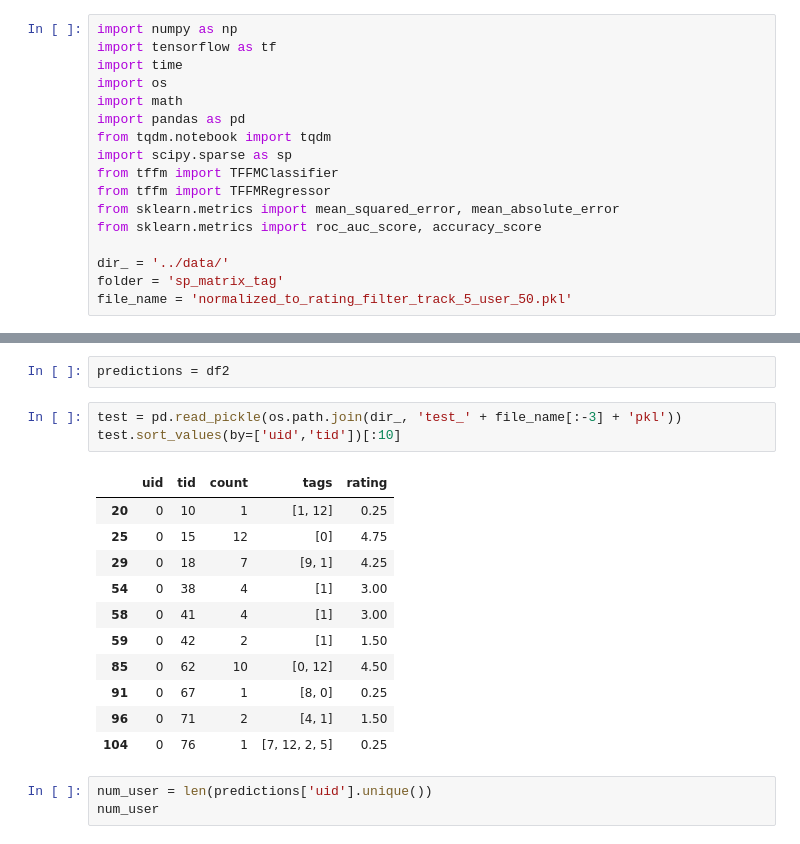
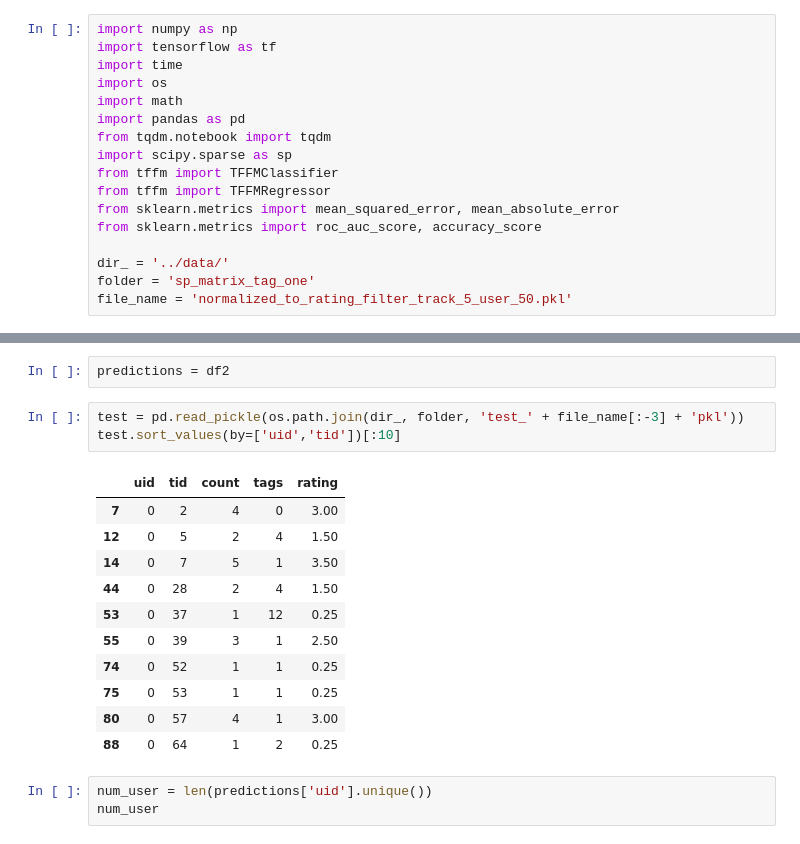
Before and after one commit to bigsamtw/Music_RS, a Jupyter notebook: FM Model/tffm/FM_topN(tags).ipynb, the cells around one changed output, grey strips where cells are left out. Saved outputs shown, nothing was run; the diff lists cells and outputs as text.

```diff
--- a/FM Model/tffm/FM_topN(tags).ipynb
+++ b/FM Model/tffm/FM_topN(tags).ipynb
@@ -13,5 +13,5 @@ from sklearn.metrics import mean_squared_error, mean_absolute_error
 from sklearn.metrics import roc_auc_score, accuracy_score
 
 dir_ = '../data/'
-folder = 'sp_matrix_tag'
+folder = 'sp_matrix_tag_one'
 file_name = 'normalized_to_rating_filter_track_5_user_50.pkl'
@@ -166,20 +150,20 @@ MAE: 1.4649181588326035
 # %%
 predictions = df2
 # %%
-test = pd.read_pickle(os.path.join(dir_, 'test_' + file_name[:-3] + 'pkl'))
+test = pd.read_pickle(os.path.join(dir_, folder, 'test_' + file_name[:-3] + 'pkl'))
 test.sort_values(by=['uid','tid'])[:10]
 # %% [output]
 |  | uid | tid | count | tags | rating |
-| 20 | 0 | 10 | 1 | [1, 12] | 0.25 |
-| 25 | 0 | 15 | 12 | [0] | 4.75 |
-| 29 | 0 | 18 | 7 | [9, 1] | 4.25 |
-| 54 | 0 | 38 | 4 | [1] | 3.00 |
-| 58 | 0 | 41 | 4 | [1] | 3.00 |
-| 59 | 0 | 42 | 2 | [1] | 1.50 |
-| 85 | 0 | 62 | 10 | [0, 12] | 4.50 |
-| 91 | 0 | 67 | 1 | [8, 0] | 0.25 |
-| 96 | 0 | 71 | 2 | [4, 1] | 1.50 |
-| 104 | 0 | 76 | 1 | [7, 12, 2, 5] | 0.25 |
+| 7 | 0 | 2 | 4 | 0 | 3.00 |
+| 12 | 0 | 5 | 2 | 4 | 1.50 |
+| 14 | 0 | 7 | 5 | 1 | 3.50 |
+| 44 | 0 | 28 | 2 | 4 | 1.50 |
+| 53 | 0 | 37 | 1 | 12 | 0.25 |
+| 55 | 0 | 39 | 3 | 1 | 2.50 |
+| 74 | 0 | 52 | 1 | 1 | 0.25 |
+| 75 | 0 | 53 | 1 | 1 | 0.25 |
+| 80 | 0 | 57 | 4 | 1 | 3.00 |
+| 88 | 0 | 64 | 1 | 2 | 0.25 |
 # %%
 num_user = len(predictions['uid'].unique())
 num_user
```
Also changed, not shown: parts of 15 cells of this notebook, 14 other files.
